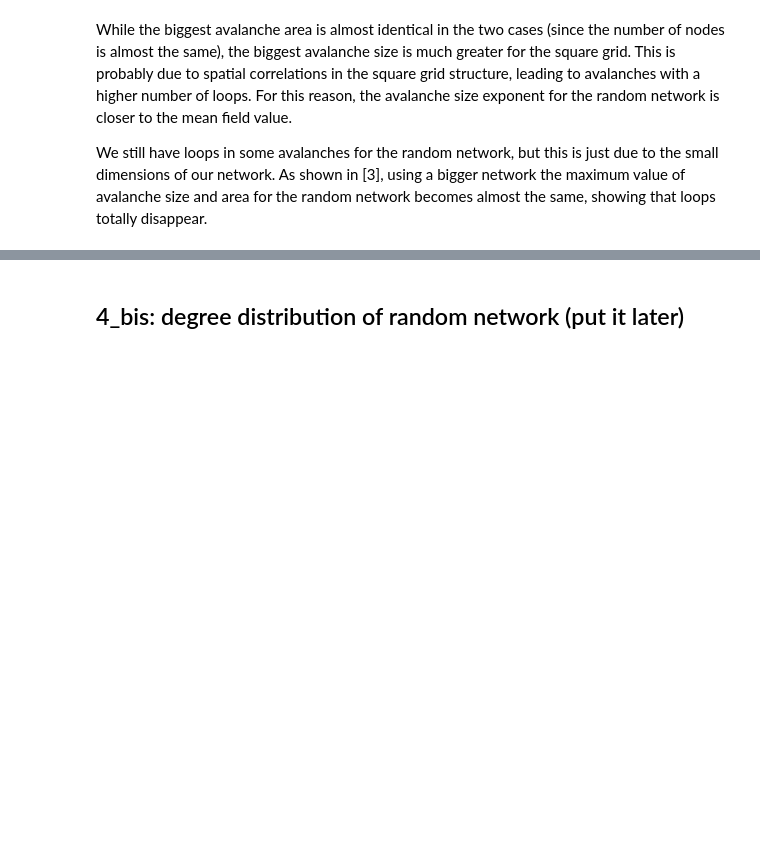
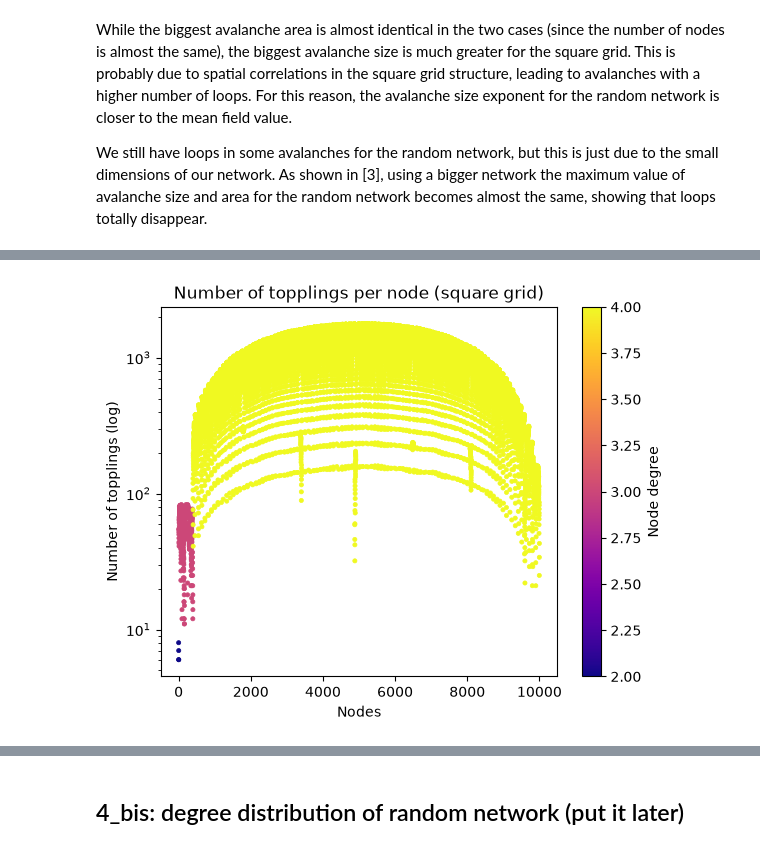
Before and after one commit to riccardo03-maker/SOC_on_networks, a Jupyter notebook: project_notebook.ipynb, the cells around one changed output, grey strips where cells are left out. Drawn from its saved outputs; the diff is of its cells as text; code cells hidden in the pictures; blank space fills up the shorter version.

```diff
--- a/project_notebook.ipynb
+++ b/project_notebook.ipynb
@@ -237,7 +255,6 @@ for i, gamma in enumerate([5., 3., 2.8, 2.6, 2.4, 2.2, 2.01]):
     alpha = 1/(gamma - 1)
     G = build_network(10000, 2, alpha, seed = 42)
     scale_free_model = SandNet.Model(G, threshold_rule='degree', initial_grains='random', seed = 42)
-    scale_free_model.remove_nodes_by_index(scale_free_model.select_nodes_by_degree(0, raises = False))
 
     #plot degree distribution
     degree_list = np.array([list(scale_free_model.network.degree)[i][1] for i in range(len(list(scale_free_model.network.degree)))])
@@ -245,19 +262,27 @@ for i, gamma in enumerate([5., 3., 2.8, 2.6, 2.4, 2.2, 2.01]):
     plt.xlabel("Degree")
     plt.ylabel("Number_of_nodes")
     plt.title("Degree distribution (gamma = " + str(gamma) + ")")
-    plt.savefig("./plots/scale_free/degree_distribution/scale_free_degree_distribution_gamma_" + gamma_string[i] + ".png")
+    plt.savefig("./plots/scale_free_network/degree_distribution/degree_distribution_gamma_" + gamma_string[i] + ".png")
 
     #evolve and plot avalanche size distribution
-    scale_free_model.evolve(30000, lose_probability = 0.001)
+    scale_free_model.evolve(30000, lose_probability = 0.001, seed = 42)
     figure_scale_free = SandNet.plot_avalanche_size(scale_free_model, x_label = "Avalanche size", y_label = "Density",
-                                     title = "Avalanche size distribution (gamma = " + str(gamma) + ")",
+                                     title = "Avalanche size and area distribution (gamma = " + str(gamma) + ")",
                                      label = "measured avalanche sizes")
     exponent, figure_scale_free = SandNet.fit_powerlaw(scale_free_model, figure = figure_scale_free, color = "red", linestyle = "--",
                                         label = "fit avalanche sizes")
-    savename = "./plots/scale_free/avalanche_size/scale_free_avalanche_size_gamma_" + gamma_string[i] + ".png"
-    figure_scale_free.savefig(savename)
-    print("Gamma = " + str(gamma) + "\nPower law exponent (minus 1) = " + str(exponent) + "\nNumber of nodes = " + str(scale_free_model.get_number_of_nodes())
-          + "\nMax node degree: " + str(max(degree_list)))
+    figure_scale_free = SandNet.plot_avalanche_area(scale_free_model, figure = figure_scale_free, color = "orange",
+                                                    label = "measured_avalanche_areas")
+
+    figure_scale_free.savefig("./plots/scale_free_network/avalanche_distribution/avalanche_distribution_gamma_"
+                              + gamma_string[i] + ".png")
+
+    topplings_scale_free = SandNet.plot_topplings_per_node(scale_free_model, x_label = "Nodes", y_label = "Number of topplings (log)",
+                                                          title = "Number of topplings per node (gamma = " + str(gamma) + ")", cmap = "plasma",
+                                                          marker = ".", linewidths = 0.5)
+    topplings_scale_free.savefig("./plots/scale_free_network/topplings_per_node/topplings_per_node_gamma_" + gamma_string[i] + ".png")
+
+    print("Gamma = " + str(gamma) + "\nPower law exponent (minus 1) = " + str(exponent) + "\nMax node degree: " + str(max(degree_list)))
     plt.close('all')
 plt.close('all')
 # %% [output]
@@ -306,0 +338,7 @@ This correction becomes more and more important as the size of the network decre
+# %%
+toppling_original_model = SandNet.plot_topplings_per_node(original_model, x_label = "Nodes", y_label = "Number of topplings (log)",
+                                                          title = "Number of topplings per node (square grid)", cmap = "plasma",
+                                                          marker = ".", linewidths = 0.5)
+toppling_original_model.savefig("./plots/original_model/topplings_per_node_square_grid")
+# %% [output]
+[figure, added]
```
Also changed, not shown: parts of 36 cells of this notebook, 50 other files.
